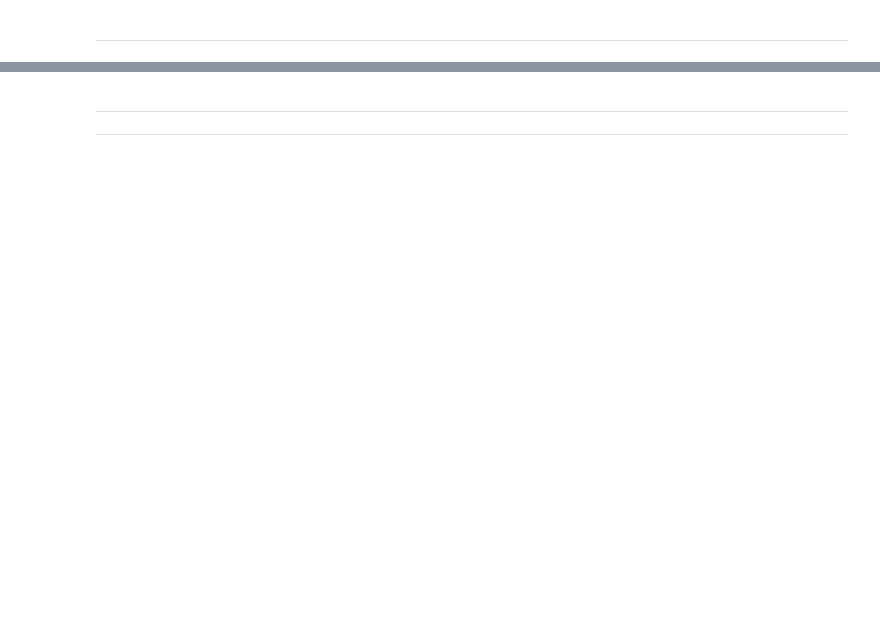
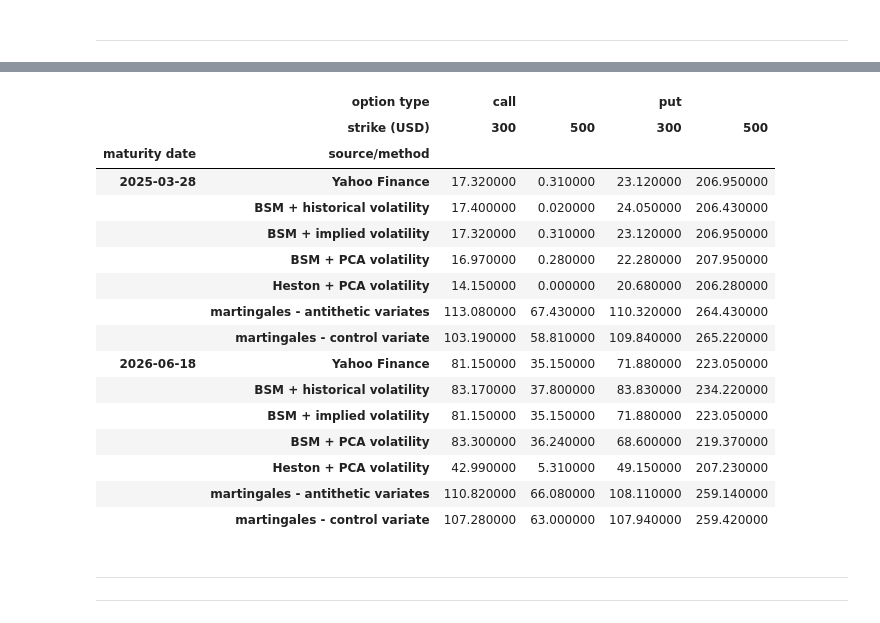
Before and after one commit to ANakonieczna/Computational-Finance, a Jupyter notebook: 02_PRACTICE_OptionPricing_Vol_VaR_ES_ModelValid.ipynb, the cells around one changed output, grey strips where cells are left out. Cells and saved outputs as stored; diff of their text form; code cells hidden in the pictures; blank space fills up the shorter version.

```diff
--- a/02_PRACTICE_OptionPricing_Vol_VaR_ES_ModelValid.ipynb
+++ b/02_PRACTICE_OptionPricing_Vol_VaR_ES_ModelValid.ipynb
@@ -1093,0 +1214,80 @@ The put option price for the 1-year time horizon, according to the Heston model
+# %%
+cols = pd.MultiIndex.from_tuples([('call', K1), ('call', K2), ('put', K1), ('put', K2)], names = ['option type', 'strike (USD)'])
+
+idx = pd.MultiIndex.from_tuples([(exp_date, 'Yahoo Finance'), (exp_date, 'BSM + historical volatility'), (exp_date, 'BSM + implied volatility'),
+                                 (exp_date, 'BSM + PCA volatility'), (exp_date, 'Heston + PCA volatility'),
+                                 (exp_date, 'martingales - antithetic variates'), (exp_date, 'martingales - control variate'),
+                                 (exp_date_far, 'Yahoo Finance'), (exp_date_far, 'BSM + historical volatility'),
+                                 (exp_date_far, 'BSM + implied volatility'), (exp_date_far, 'BSM + PCA volatility'),
+                                 (exp_date_far, 'Heston + PCA volatility'), (exp_date_far, 'martingales - antithetic variates'),
+                                 (exp_date_far, 'martingales - control variate')], names = ['maturity date', 'source/method'])
+
+opt_prices = np.zeros((14, 4))
+#
+opt_prices[0,0] = round(iv_calc_calls[(iv_calc_calls['strike'] == K1)]['P0'], 2)
+opt_prices[0,1] = round(iv_calc_calls[(iv_calc_calls['strike'] == K2)]['P0'], 2)
+opt_prices[0,2] = round(iv_calc_puts[(iv_calc_puts['strike'] == K1)]['P0'], 2)
+opt_prices[0,3] = round(iv_calc_puts[(iv_calc_puts['strike'] == K2)]['P0'], 2)
+opt_prices[7,0] = round(iv_calc_calls_far[(iv_calc_calls_far['strike'] == K1)]['P0'], 2)
+opt_prices[7,1] = round(iv_calc_calls_far[(iv_calc_calls_far['strike'] == K2)]['P0'], 2)
+opt_prices[7,2] = round(iv_calc_puts_far[(iv_calc_puts_far['strike'] == K1)]['P0'], 2)
+opt_prices[7,3] = round(iv_calc_puts_far[(iv_calc_puts_far['strike'] == K2)]['P0'], 2)
+#
+opt_prices[1,0] = round(calls_opt[(calls_opt['strike'] == K1)]['opt_price_calc_HV'], 2)
+opt_prices[1,1] = round(calls_opt[(calls_opt['strike'] == K2)]['opt_price_calc_HV'], 2)
+opt_prices[1,2] = round(puts_opt[(puts_opt['strike'] == K1)]['opt_price_calc_HV'], 2)
+opt_prices[1,3] = round(puts_opt[(puts_opt['strike'] == K2)]['opt_price_calc_HV'], 2)
+opt_prices[8,0] = round(calls_opt_far[(calls_opt_far['strike'] == K1)]['opt_price_calc_HV'], 2)
+opt_prices[8,1] = round(calls_opt_far[(calls_opt_far['strike'] == K2)]['opt_price_calc_HV'], 2)
+opt_prices[8,2] = round(puts_opt_far[(puts_opt_far['strike'] == K1)]['opt_price_calc_HV'], 2)
+opt_prices[8,3] = round(puts_opt_far[(puts_opt_far['strike'] == K2)]['opt_price_calc_HV'], 2)
+#
+opt_prices[2,0] = round(iv_calc_calls[(iv_calc_calls['strike'] == K1)]['opt_price_calc_IV'], 2)
+opt_prices[2,1] = round(iv_calc_calls[(iv_calc_calls['strike'] == K2)]['opt_price_calc_IV'], 2)
+opt_prices[2,2] = round(iv_calc_puts[(iv_calc_puts['strike'] == K1)]['opt_price_calc_IV'], 2)
+opt_prices[2,3] = round(iv_calc_puts[(iv_calc_puts['strike'] == K2)]['opt_price_calc_IV'], 2)
+opt_prices[9,0] = round(iv_calc_calls_far[(iv_calc_calls_far['strike'] == K1)]['opt_price_calc_IV'], 2)
+opt_prices[9,1] = round(iv_calc_calls_far[(iv_calc_calls_far['strike'] == K2)]['opt_price_calc_IV'], 2)
+opt_prices[9,2] = round(iv_calc_puts_far[(iv_calc_puts_far['strike'] == K1)]['opt_price_calc_IV'], 2)
+opt_prices[9,3] = round(iv_calc_puts_far[(iv_calc_puts_far['strike'] == K2)]['opt_price_calc_IV'], 2)
+#
+opt_prices[3,0] = round(calls_PCA_df_i_exp[(calls_PCA_df_i_exp['strike'] == K1)]['opt_price_PCA'], 2)
+opt_prices[3,1] = round(calls_PCA_df_i_exp[(calls_PCA_df_i_exp['strike'] == K2)]['opt_price_PCA'], 2)
+opt_prices[3,2] = round(puts_PCA_df_i_exp[(puts_PCA_df_i_exp['strike'] == K1)]['opt_price_PCA'], 2)
+opt_prices[3,3] = round(puts_PCA_df_i_exp[(puts_PCA_df_i_exp['strike'] == K2)]['opt_price_PCA'], 2)
+opt_prices[10,0] = round(calls_PCA_df_i_exp_far[(calls_PCA_df_i_exp_far['strike'] == K1)]['opt_price_PCA'], 2)
+opt_prices[10,1] = round(calls_PCA_df_i_exp_far[(calls_PCA_df_i_exp_far['strike'] == K2)]['opt_price_PCA'], 2)
+opt_prices[10,2] = round(puts_PCA_df_i_exp_far[(puts_PCA_df_i_exp_far['strike'] == K1)]['opt_price_PCA'], 2)
+opt_prices[10,3] = round(puts_PCA_df_i_exp_far[(puts_PCA_df_i_exp_far['strike'] == K2)]['opt_price_PCA'], 2)
+#
+opt_prices[4,0] = round(call_price_HPCA_i_exp_K1, 2)
+opt_prices[4,1] = round(call_price_HPCA_i_exp_K2, 2)
+opt_prices[4,2] = round(put_price_HPCA_i_exp_K1, 2)
+opt_prices[4,3] = round(put_price_HPCA_i_exp_K2, 2)
+opt_prices[11,0] = round(call_price_HPCA_i_exp_far_K1, 2)
+opt_prices[11,1] = round(call_price_HPCA_i_exp_far_K2, 2)
+opt_prices[11,2] = round(put_price_HPCA_i_exp_far_K1, 2)
+opt_prices[11,3] = round(put_price_HPCA_i_exp_far_K2, 2)
+#
+opt_prices[5,0] = round(call_option_price_antithetic_K1_i_exp, 2)
+opt_prices[5,1] = round(call_option_price_antithetic_K2_i_exp, 2)
+opt_prices[5,2] = round(put_option_price_antithetic_K1_i_exp, 2)
+opt_prices[5,3] = round(put_option_price_antithetic_K2_i_exp, 2)
+opt_prices[12,0] = round(call_option_price_antithetic_K1_i_exp_far, 2)
+opt_prices[12,1] = round(call_option_price_antithetic_K2_i_exp_far, 2)
+opt_prices[12,2] = round(put_option_price_antithetic_K1_i_exp_far, 2)
+opt_prices[12,3] = round(put_option_price_antithetic_K2_i_exp_far, 2)
+#
+opt_prices[6,0] = round(call_option_price_control_variate_K1_i_exp, 2)
+opt_prices[6,1] = round(call_option_price_control_variate_K2_i_exp, 2)
+opt_prices[6,2] = round(put_option_price_control_variate_K1_i_exp, 2)
+opt_prices[6,3] = round(put_option_price_control_variate_K2_i_exp, 2)
+opt_prices[13,0] = round(call_option_price_control_variate_K1_i_exp_far, 2)
+opt_prices[13,1] = round(call_option_price_control_variate_K2_i_exp_far, 2)
+opt_prices[13,2] = round(put_option_price_control_variate_K1_i_exp_far, 2)
+opt_prices[13,3] = round(put_option_price_control_variate_K2_i_exp_far, 2)
+
+df = pd.DataFrame(opt_prices, columns = cols, index = idx)
+df = df.style.set_caption('********** Selected option prices (USD) - fetched and calculated **********')
+df
+# %% [output]
@@ -1094,3 +1295,20 @@ The put option price for the 1-year time horizon, according to the Heston model
+|  | option type | call |  | put |  |
+|  | strike (USD) | 300 | 500 | 300 | 500 |
+| maturity date | source/method |  |  |  |  |
+| 2025-03-28 | Yahoo Finance | 17.320000 | 0.310000 | 23.120000 | 206.950000 |
+|  | BSM + historical volatility | 17.400000 | 0.020000 | 24.050000 | 206.430000 |
+|  | BSM + implied volatility | 17.320000 | 0.310000 | 23.120000 | 206.950000 |
+|  | BSM + PCA volatility | 16.970000 | 0.280000 | 22.280000 | 207.950000 |
+|  | Heston + PCA volatility | 14.150000 | 0.000000 | 20.680000 | 206.280000 |
+|  | martingales - antithetic variates | 113.080000 | 67.430000 | 110.320000 | 264.430000 |
+|  | martingales - control variate | 103.190000 | 58.810000 | 109.840000 | 265.220000 |
+| 2026-06-18 | Yahoo Finance | 81.150000 | 35.150000 | 71.880000 | 223.050000 |
+|  | BSM + historical volatility | 83.170000 | 37.800000 | 83.830000 | 234.220000 |
+|  | BSM + implied volatility | 81.150000 | 35.150000 | 71.880000 | 223.050000 |
+|  | BSM + PCA volatility | 83.300000 | 36.240000 | 68.600000 | 219.370000 |
+|  | Heston + PCA volatility | 42.990000 | 5.310000 | 49.150000 | 207.230000 |
+|  | martingales - antithetic variates | 110.820000 | 66.080000 | 108.110000 | 259.140000 |
+|  | martingales - control variate | 107.280000 | 63.000000 | 107.940000 | 259.420000 |
 # %% [markdown]
 -------
 -------
```
Also changed, not shown: parts of 40 cells of this notebook, 1 other file.
